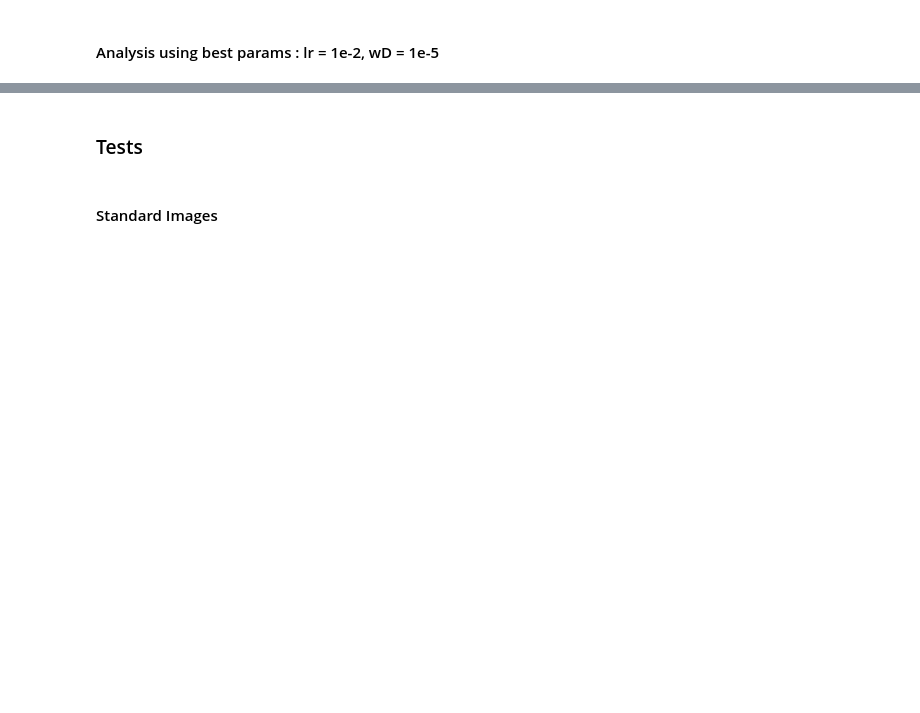
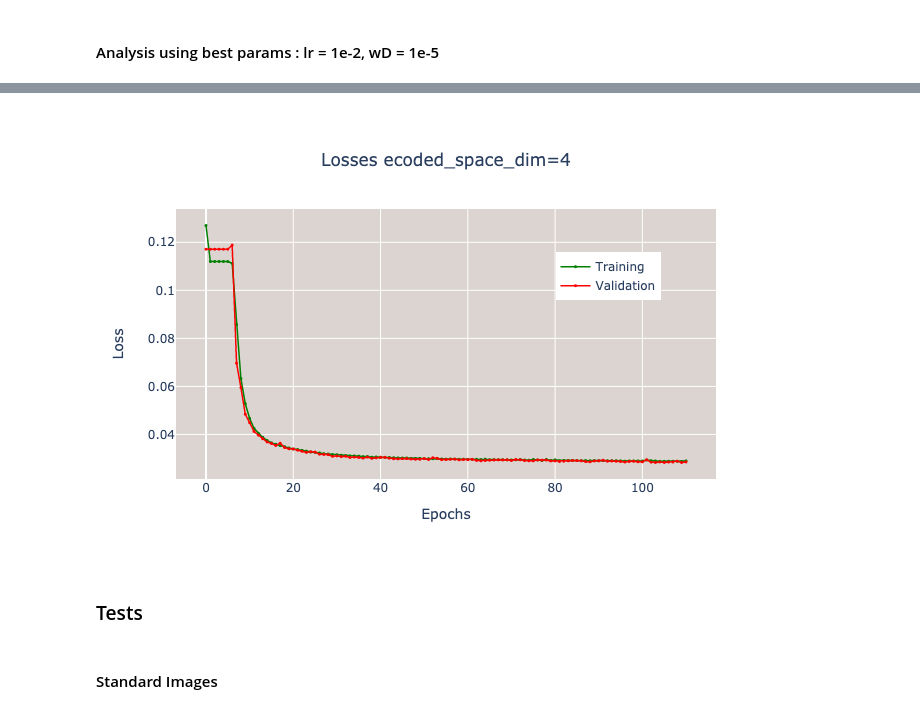
Before and after one commit to joemah/mnist, a Jupyter notebook: mnist.ipynb, the cells around one changed output, grey strips where cells are left out. Drawn from its saved outputs; the diff is of its cells as text; code cells hidden in the pictures; blank space fills up the shorter version.

```diff
--- a/mnist.ipynb
+++ b/mnist.ipynb
@@ -222,5 +256,7 @@ def losses_plots(trace, data, colors, spaceD, h, w):
 # %%
-losses_plots([0,1],[train_log_loss,val_loss_log], ['green','red'],4,700,900)
+losses_plots([0,1],[train_log_loss,val_loss_log], ['green','red'],4,1000,1000)
+# %% [output]
+[figure, added]
 # %% [markdown]
 ### Tests
 # %%
```
Also changed, not shown: parts of 8 cells of this notebook, 33 other files.
